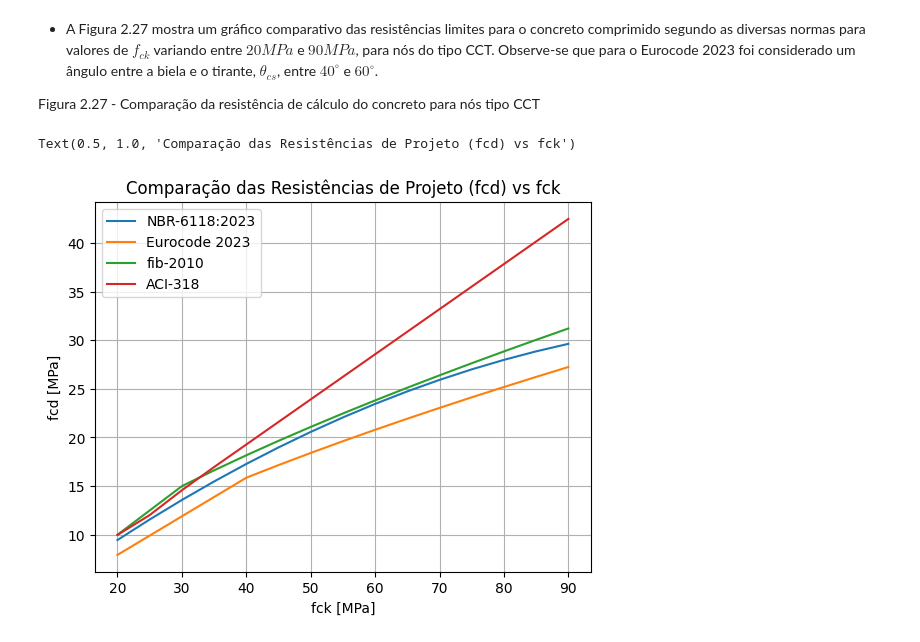
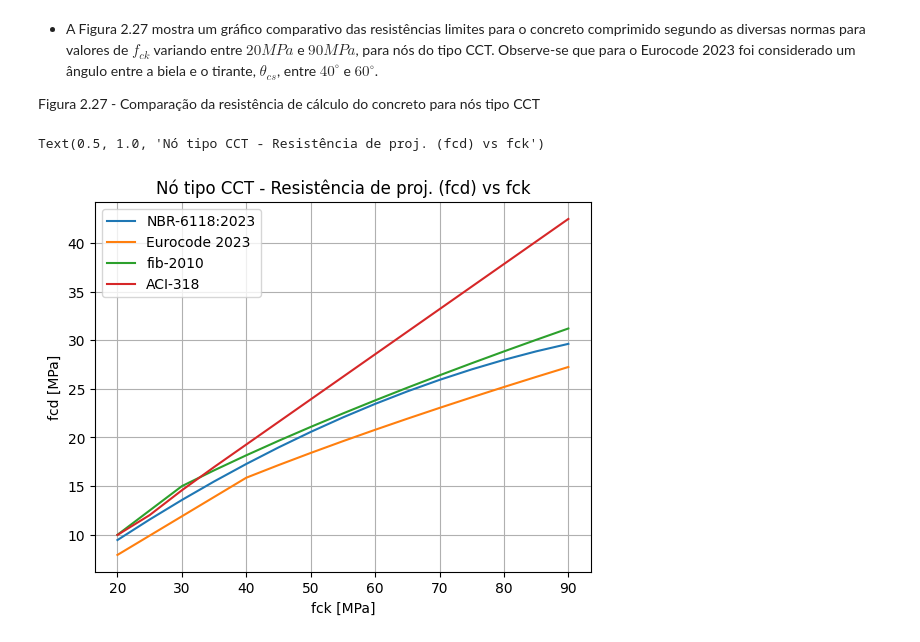
Before and after one commit to mvreal/ST, a Jupyter notebook: Capitulo_2-6.ipynb, the cells around one changed output. Drawn from its saved outputs; the diff is of its cells as text; code cells hidden in the pictures.

```diff
--- a/Capitulo_2-6.ipynb
+++ b/Capitulo_2-6.ipynb
@@ -415,6 +416,7 @@ Text(0.5, 1.0, 'Comparação das Resistências de Projeto (fcd) vs fck')
 
 Figura 2.27 - Comparação da resistência de cálculo do concreto para nós tipo CCT
 # %%
+# Resistência à compressão de cálculo para nó do tipo CCT
 import numpy as np
 import matplotlib.pyplot as plt
 
@@ -451,33 +453,33 @@ def calcular_fcd_aci(fck):
     beta_c = 1.00
     beta_n = 0.80
     sigma_fc = 4.00
     fcm = fck + 1.645 * sigma_fc
     if fck < 21:
         return phi * 0.85 * beta_c * beta_n * (fcm - 7)
     elif fck < 35:
         return phi * 0.85 * beta_c * beta_n * (fcm - 8)
     else:
         return phi * 0.85 * beta_c * beta_n * ((fcm - 5) / 1.10)
 
 # Cálculo das resistências de projeto para cada valor de fck
 for i, fc in enumerate(fck):
     fcd_nbr[i] = calcular_fcd_nbr(fc)
     fcd_ec[i] = calcular_fcd_ec(fc)
     fcd_fib[i] = calcular_fcd_fib(fc)
     fcd_aci[i] = calcular_fcd_aci(fc)
 
 # Plotagem do gráfico
 plt.plot(fck, fcd_nbr, label="NBR-6118:2023")
 plt.plot(fck, fcd_ec, label="Eurocode 2023")
 plt.plot(fck, fcd_fib, label="fib-2010")
 plt.plot(fck, fcd_aci, label="ACI-318")
 
 plt.legend()
 plt.xlabel("fck [MPa]")
 plt.ylabel("fcd [MPa]")
 plt.grid()
-plt.title("Comparação das Resistências de Projeto (fcd) vs fck")
+plt.title("Nó tipo CCT - Resistência de proj. (fcd) vs fck")
 #plt.show()
 # %% [output]
-Text(0.5, 1.0, 'Comparação das Resistências de Projeto (fcd) vs fck')
+Text(0.5, 1.0, 'Nó tipo CCT - Resistência de proj. (fcd) vs fck')
-[figure, old version]
+[figure, new version]
```
Also changed, not shown: parts of 4 cells of this notebook.
